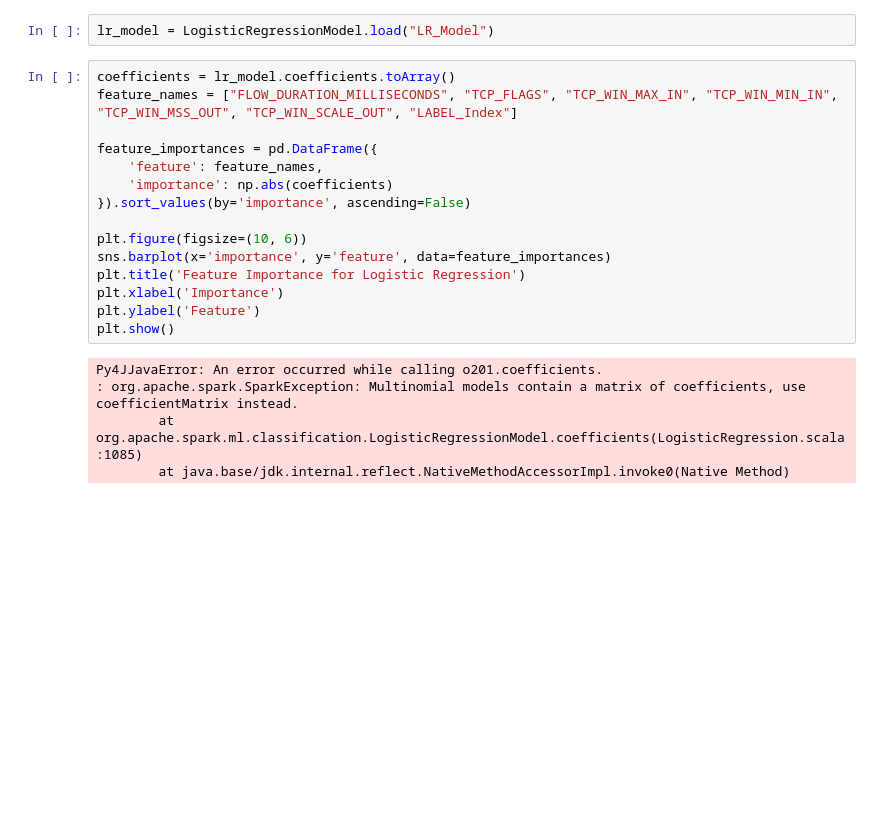
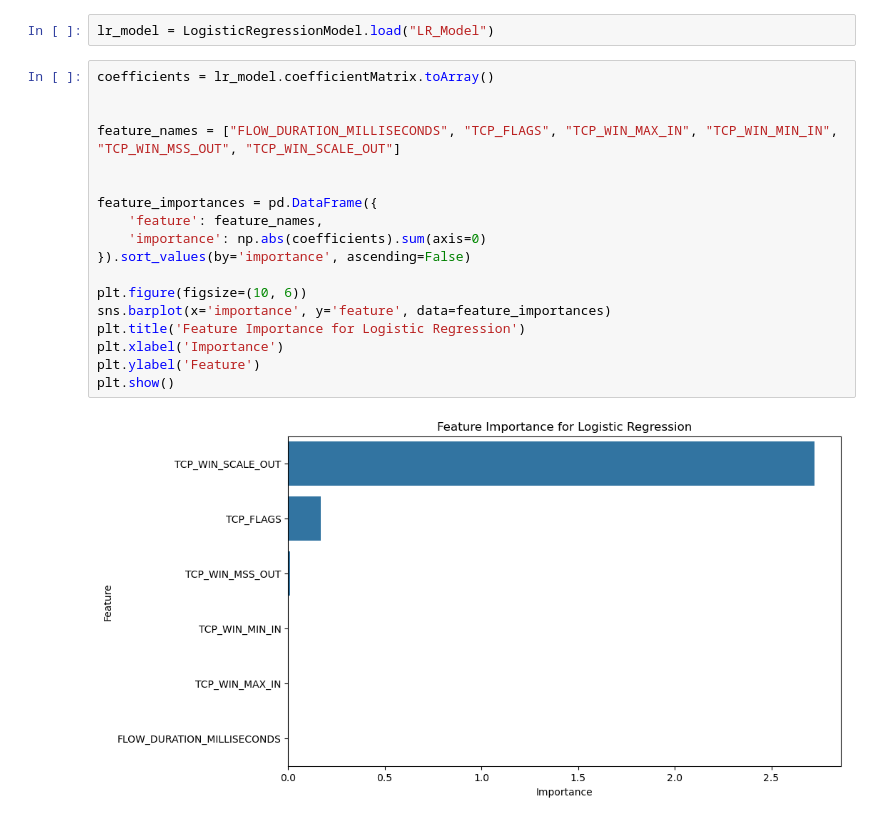
Before and after one commit to BogdanEmilian/BDT, a Jupyter notebook: PISICI.ipynb, the cells around one changed output. Cells and saved outputs as stored; diff of their text form; blank space fills up the shorter version.

```diff
--- a/PISICI.ipynb
+++ b/PISICI.ipynb
@@ -207,22 +207,22 @@ lr_model.save("LR_Model")
 # %%
 lr_model = LogisticRegressionModel.load("LR_Model")
 # %%
-coefficients = lr_model.coefficients.toArray()
-feature_names = ["FLOW_DURATION_MILLISECONDS", "TCP_FLAGS", "TCP_WIN_MAX_IN", "TCP_WIN_MIN_IN", "TCP_WIN_MSS_OUT", "TCP_WIN_SCALE_OUT", "LABEL_Index"]
+coefficients = lr_model.coefficientMatrix.toArray()
+
+
+feature_names = ["FLOW_DURATION_MILLISECONDS", "TCP_FLAGS", "TCP_WIN_MAX_IN", "TCP_WIN_MIN_IN", "TCP_WIN_MSS_OUT", "TCP_WIN_SCALE_OUT"]
+
 
 feature_importances = pd.DataFrame({
     'feature': feature_names,
-    'importance': np.abs(coefficients)
+    'importance': np.abs(coefficients).sum(axis=0)
 }).sort_values(by='importance', ascending=False)
 
 plt.figure(figsize=(10, 6))
 sns.barplot(x='importance', y='feature', data=feature_importances)
 plt.title('Feature Importance for Logistic Regression')
 plt.xlabel('Importance')
 plt.ylabel('Feature')
 plt.show()
 # %% [output]
-Py4JJavaError: An error occurred while calling o201.coefficients.
-: org.apache.spark.SparkException: Multinomial models contain a matrix of coefficients, use coefficientMatrix instead.
-        at org.apache.spark.ml.classification.LogisticRegressionModel.coefficients(LogisticRegression.scala:1085)
-        at java.base/jdk.internal.reflect.NativeMethodAccessorImpl.invoke0(Native Method)
+[figure, added]
```
Also changed, not shown: parts of 1 cell of this notebook.
